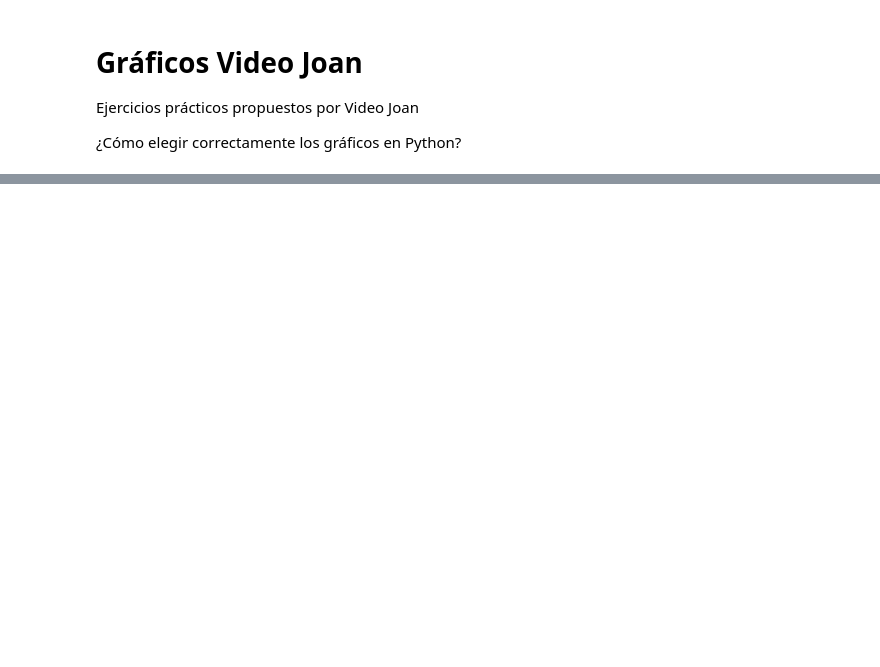
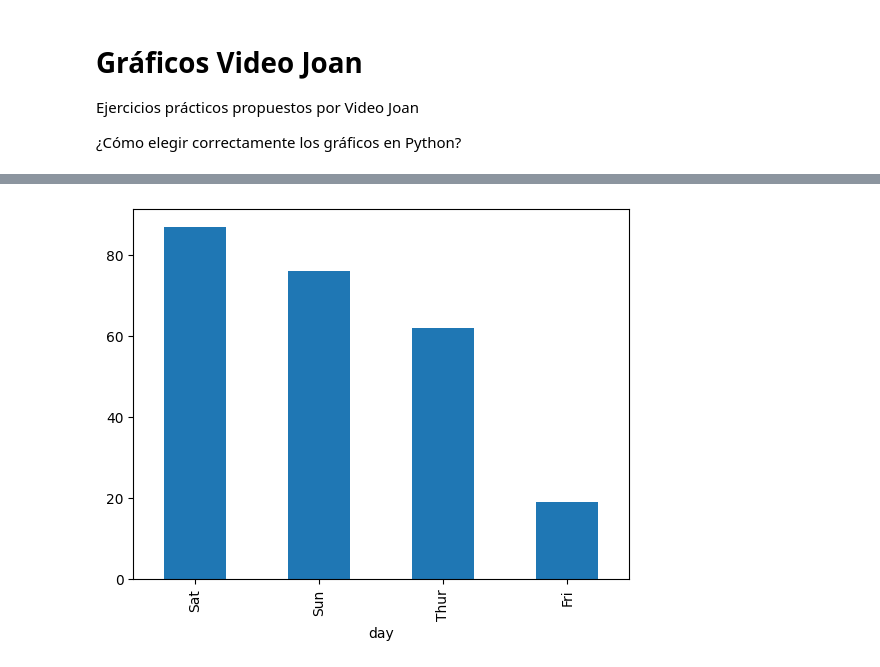
Before and after one commit to rogerloop/03_Especialitzacio, a Jupyter notebook: Sprint_11_ Visualització_Dades_Python_PowerBI/Practicas/2026-05-27_Graficos_Joan.ipynb, the cells around one changed output, grey strips where cells are left out. Cells and saved outputs as stored; diff of their text form; code cells hidden in the pictures; blank space fills up the shorter version.

```diff
--- a/Sprint_11_ Visualització_Dades_Python_PowerBI/Practicas/2026-05-27_Graficos_Joan.ipynb
+++ b/Sprint_11_ Visualització_Dades_Python_PowerBI/Practicas/2026-05-27_Graficos_Joan.ipynb
@@ -30,0 +61,9 @@ df.describe()
+# %%
+# Day --> ordinal
+
+tabla = df['day'].value_counts()
+tabla.plot.bar();
+
+# Si ponemos ; final desaparece el texto que hay arriba
+# %% [output]
+[figure, added]
```
Also changed, not shown: parts of 12 cells of this notebook, 2 other files.
